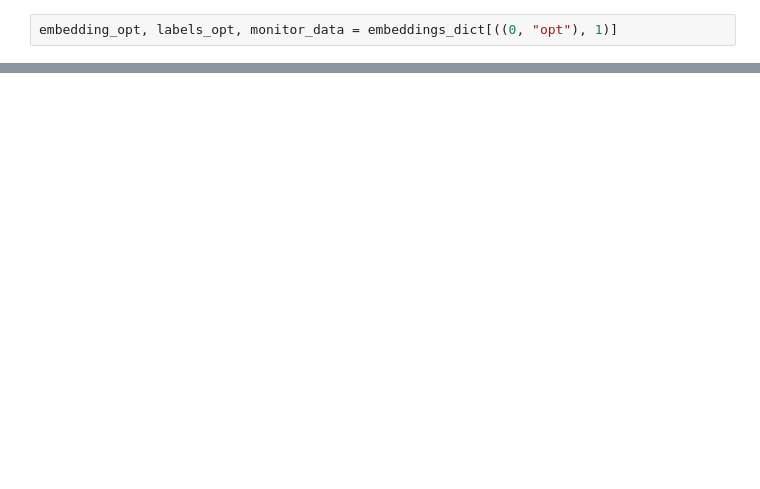
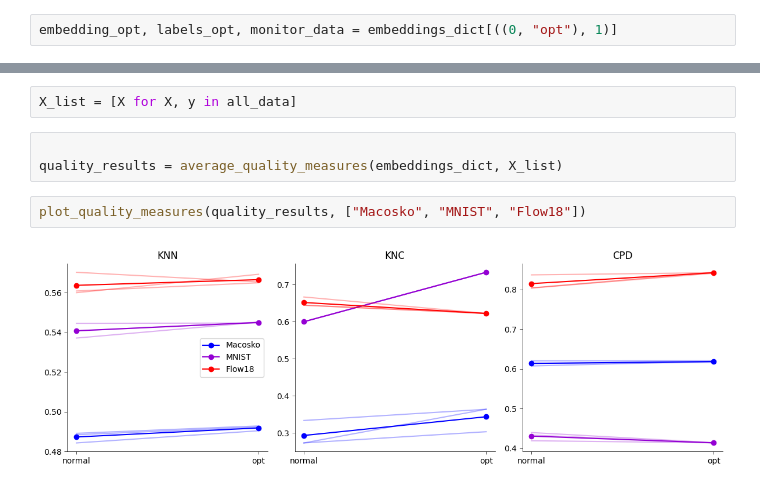
Before and after one commit to giSolve/thesis, a Jupyter notebook: code/notebooks/automated_stopping.ipynb, the cells around one changed output, grey strips where cells are left out. Drawn from its saved outputs; the diff is of its cells as text; blank space fills up the shorter version.

```diff
--- a/code/notebooks/automated_stopping.ipynb
+++ b/code/notebooks/automated_stopping.ipynb
@@ -730,0 +651,9 @@ plot_embedding_grid_experiments(embeddings_dict, seeds, [0,1,2], cmap="tab20b")
+# %%
+X_list = [X for X, y in all_data]
+# %%
+
+quality_results = average_quality_measures(embeddings_dict, X_list)
+# %%
+plot_quality_measures(quality_results, ["Macosko", "MNIST", "Flow18"])
+# %% [output]
+[figure, added]
```
Also changed, not shown: parts of 15 cells of this notebook, 4 other files.
